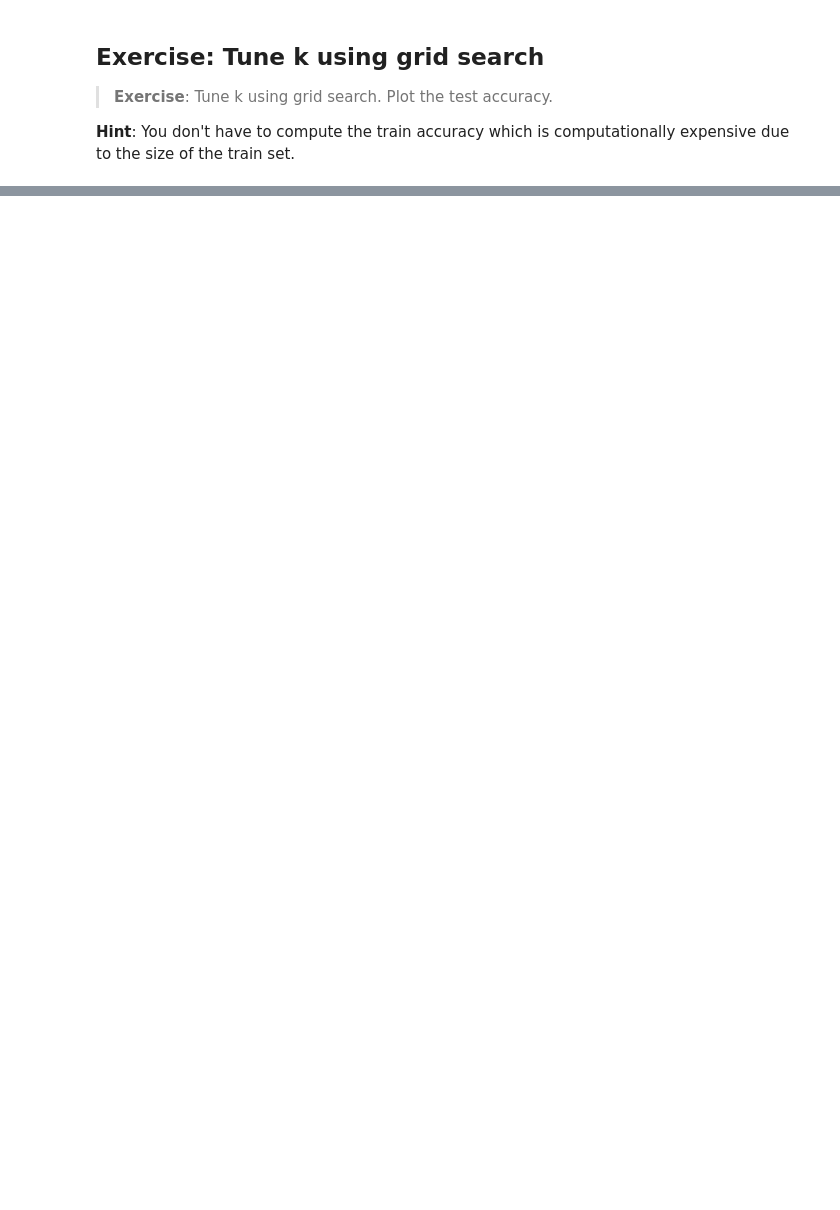
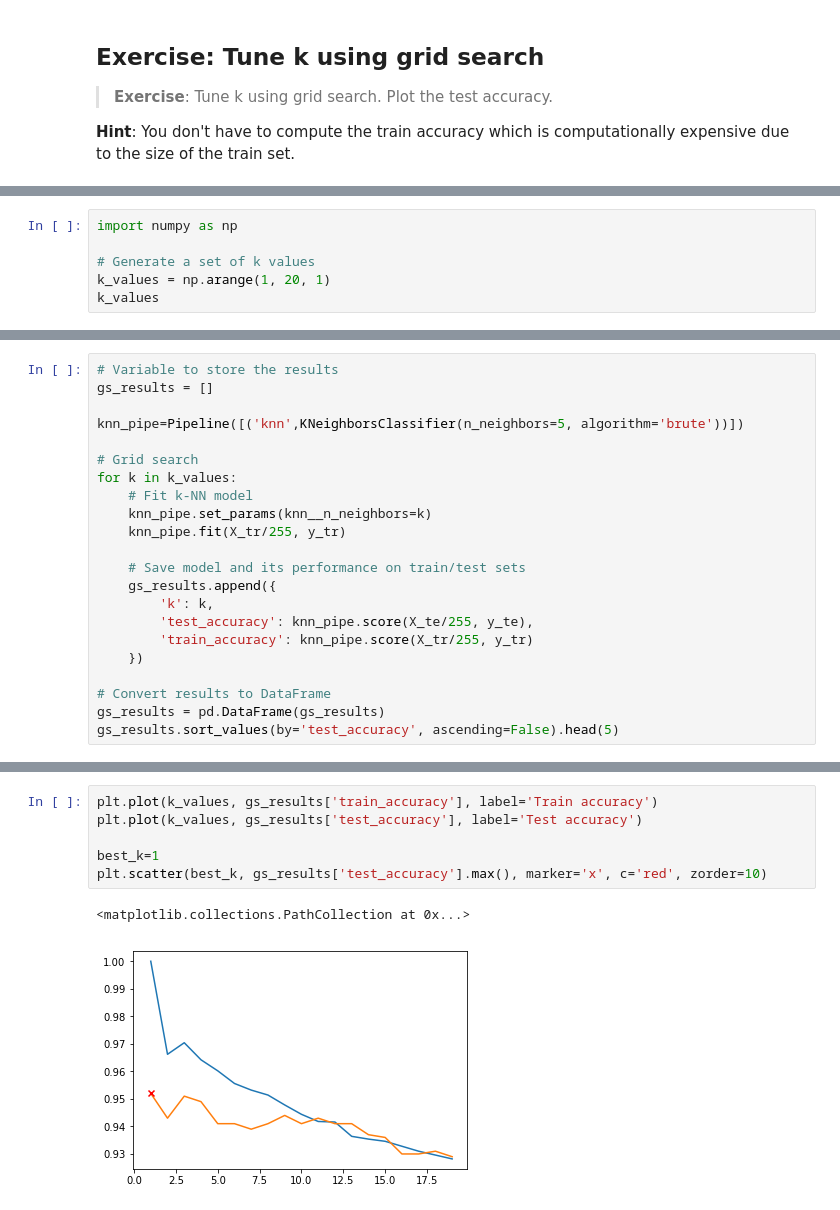
Before and after one commit to xnicolovici/machine_learning, a Jupyter notebook: notebooks/Course No 4/02. K-nearest neighbors/09. Exercise - Classify handwritten digits with k-NN/06 Exercise - Classify handwritten digits with k-NN.ipynb, the cells around one changed output, grey strips where cells are left out. Cells and saved outputs as stored; diff of their text form; blank space fills up the shorter version.

```diff
--- a/notebooks/Course No 4/02. K-nearest neighbors/09. Exercise - Classify handwritten digits with k-NN/06 Exercise - Classify handwritten digits with k-NN.ipynb
+++ b/notebooks/Course No 4/02. K-nearest neighbors/09. Exercise - Classify handwritten digits with k-NN/06 Exercise - Classify handwritten digits with k-NN.ipynb
@@ -52,0 +136,6 @@ Exercise: Tune k using grid search
+# %%
+import numpy as np
+
+# Generate a set of k values
+k_values = np.arange(1, 20, 1)
+k_values
@@ -52,0 +145,22 @@ Exercise: Tune k using grid search
+# %%
+# Variable to store the results
+gs_results = []
+
+knn_pipe=Pipeline([('knn',KNeighborsClassifier(n_neighbors=5, algorithm='brute'))])
+
+# Grid search
+for k in k_values:
+    # Fit k-NN model
+    knn_pipe.set_params(knn__n_neighbors=k)
+    knn_pipe.fit(X_tr/255, y_tr)
+
+    # Save model and its performance on train/test sets
+    gs_results.append({
+        'k': k,
+        'test_accuracy': knn_pipe.score(X_te/255, y_te),
+        'train_accuracy': knn_pipe.score(X_tr/255, y_tr)
+    })
+
+# Convert results to DataFrame
+gs_results = pd.DataFrame(gs_results)
+gs_results.sort_values(by='test_accuracy', ascending=False).head(5)
@@ -52,0 +174,9 @@ Exercise: Tune k using grid search
+# %%
+plt.plot(k_values, gs_results['train_accuracy'], label='Train accuracy')
+plt.plot(k_values, gs_results['test_accuracy'], label='Test accuracy')
+
+best_k=1
+plt.scatter(best_k, gs_results['test_accuracy'].max(), marker='x', c='red', zorder=10)
+# %% [output]
+<matplotlib.collections.PathCollection at 0x...>
+[figure, added]
```
Also changed, not shown: parts of 13 cells of this notebook, 3 other files.
